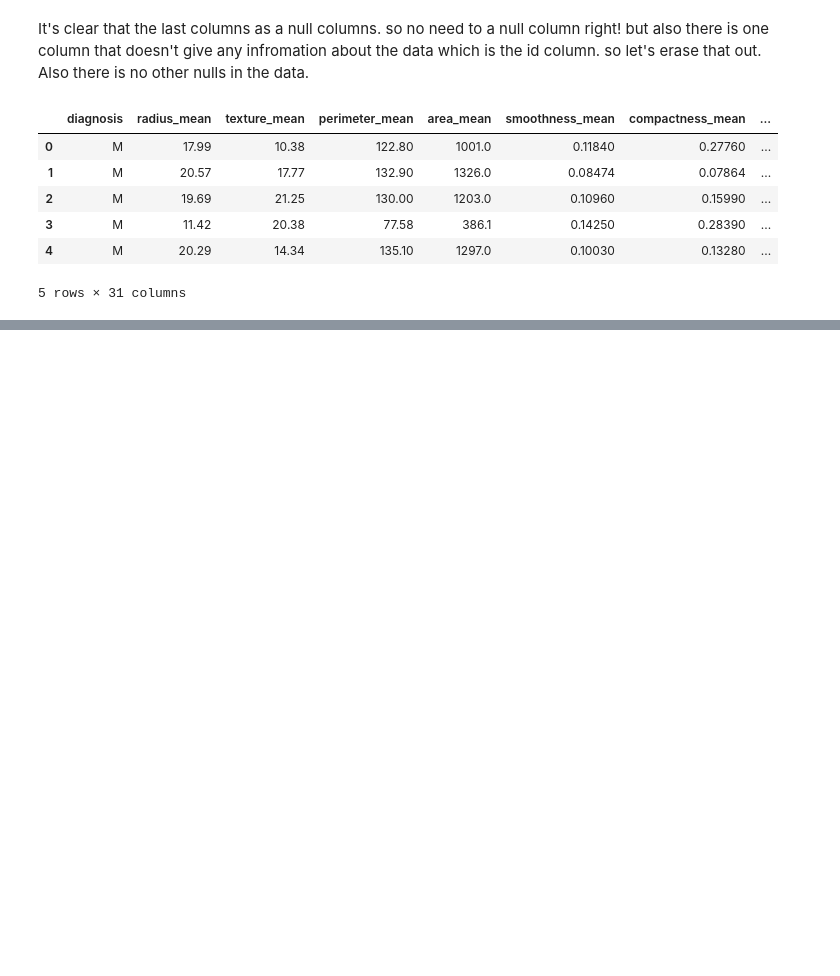
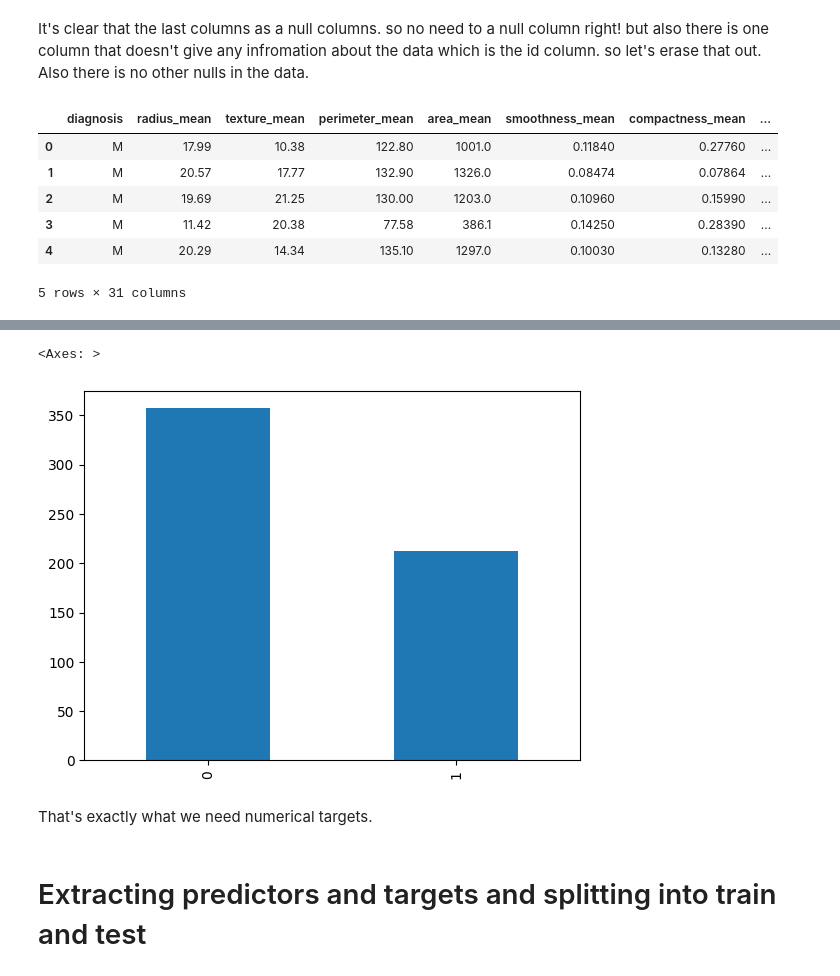
Before and after one commit to Ad7amstein/Logistic_Regression-Breast_Cancer, a Jupyter notebook: Breast_Cancer_Diagnostic.ipynb, the cells around one changed output, grey strips where cells are left out. Saved outputs shown, nothing was run; the diff lists cells and outputs as text; code cells hidden in the pictures; blank space fills up the shorter version.

Commit message:
extract the target variables and the predictors

```diff
--- a/Breast_Cancer_Diagnostic.ipynb
+++ b/Breast_Cancer_Diagnostic.ipynb
@@ -117,0 +121,12 @@ Great!, now there is no unneeded values and no null values.
+# %%
+# convert target to numerical values
+df.diagnosis = [1 if value == "M" else 0 for value in df.diagnosis]
+# show bar chart
+df["diagnosis"].value_counts().plot(kind="bar")
+# %% [output]
+<Axes: >
+[figure, added]
+# %% [markdown]
+That's exactly what we need numerical targets.
+# %% [markdown]
+# <a name="ex_splt">Extracting predictors and targets and splitting into train and test<a>
```
Also changed, not shown: parts of 8 cells of this notebook.
